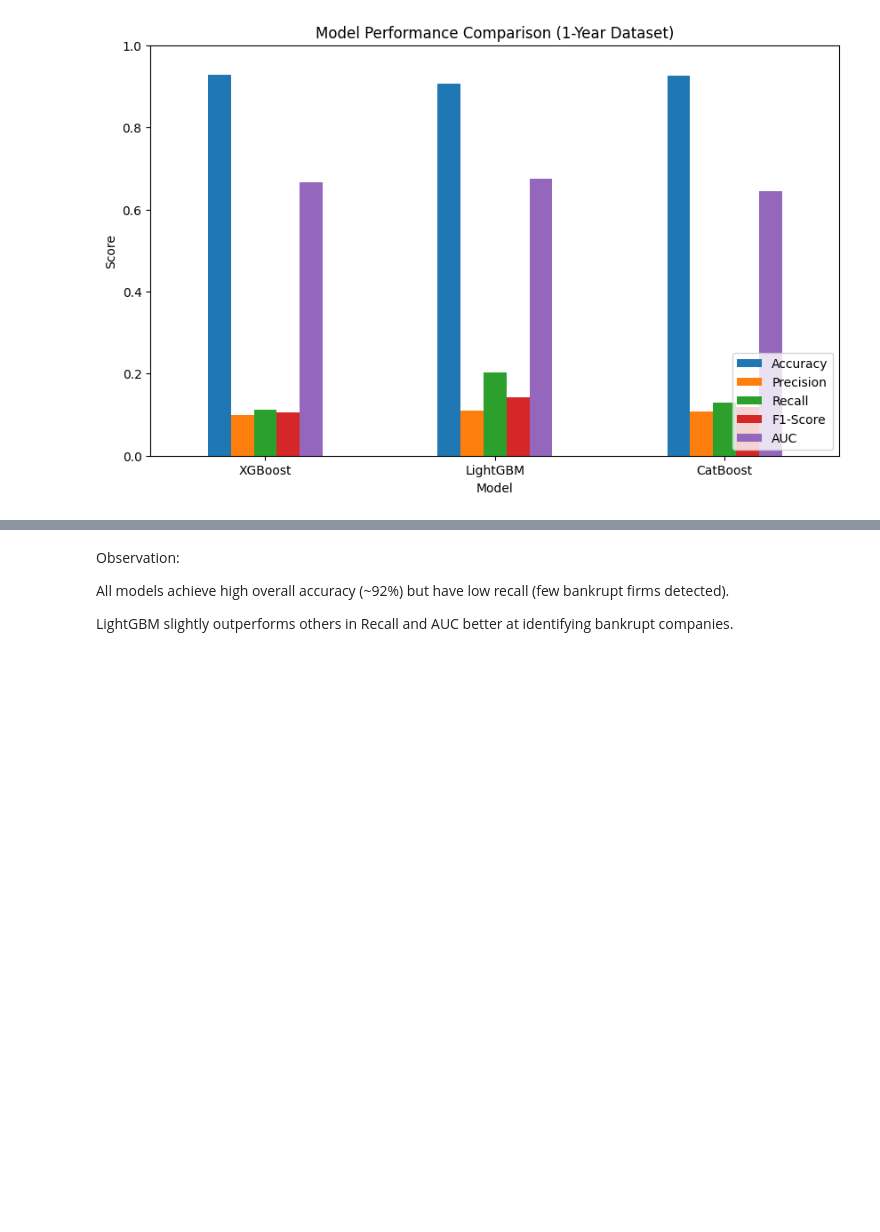
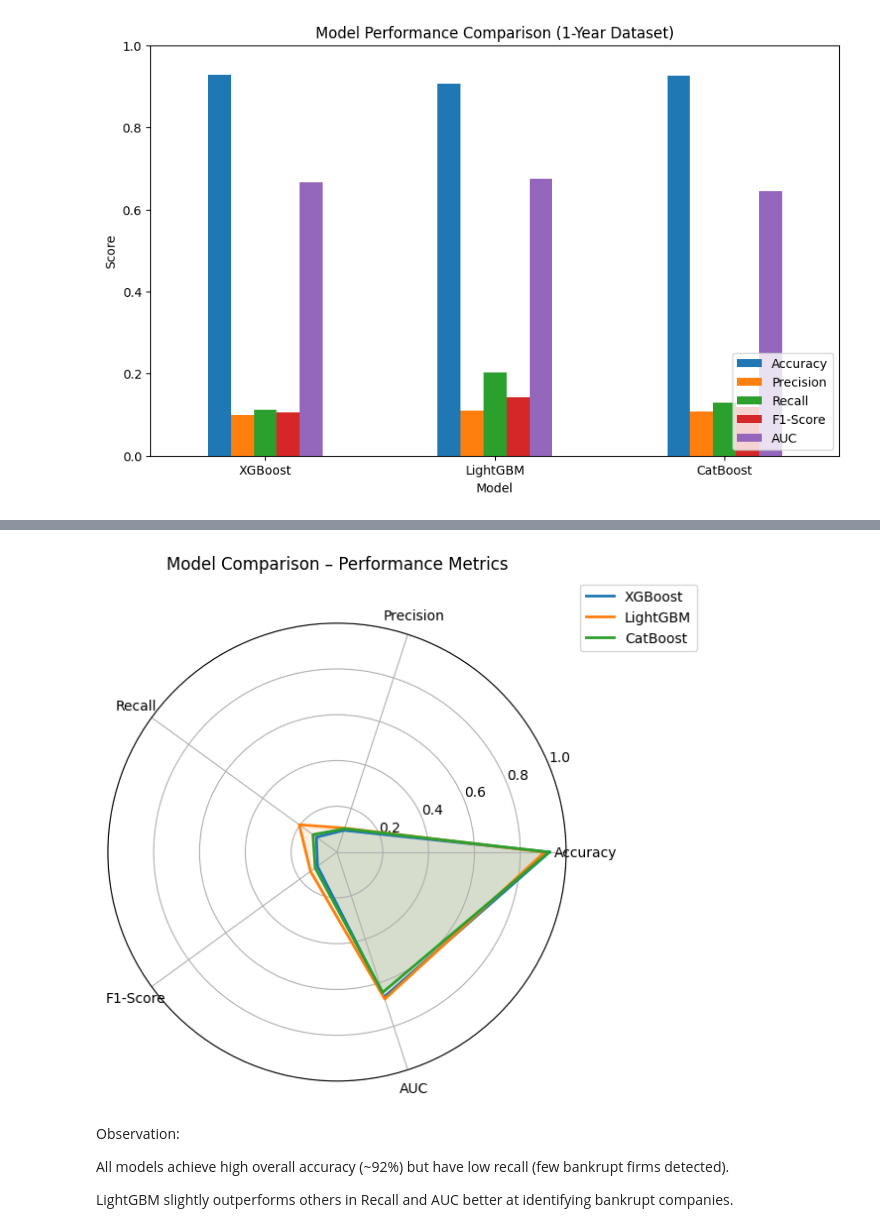
Before and after one commit to Sai-Vara-Prasad-Lekkalapudi/major-project, a Jupyter notebook: Major_project_EDA.ipynb, the cells around one changed output, grey strips where cells are left out. Drawn from its saved outputs; the diff is of its cells as text; code cells hidden in the pictures; blank space fills up the shorter version.

```diff
--- a/Major_project_EDA.ipynb
+++ b/Major_project_EDA.ipynb
@@ -892,3 +911,34 @@ Model Performance Comparison:
+# %%
+import numpy as np
+import matplotlib.pyplot as plt
+
+# Prepare data
+labels = list(results_df.columns[1:])
+num_vars = len(labels)
+
+# Compute angle for each metric
+angles = np.linspace(0, 2 * np.pi, num_vars, endpoint=False).tolist()
+
+# Close the radar
+angles += angles[:1]
+
+# Plot
+fig, ax = plt.subplots(figsize=(6, 6), subplot_kw=dict(polar=True))
+
+for i, row in results_df.iterrows():
+    values = row[1:].tolist()
+    values += values[:1]
+    ax.plot(angles, values, label=row['Model'], linewidth=2)
+    ax.fill(angles, values, alpha=0.1)
+
+ax.set_yticks([0.2, 0.4, 0.6, 0.8, 1.0])
+ax.set_xticks(angles[:-1])
+ax.set_xticklabels(labels)
+plt.title("Model Comparison – Performance Metrics", y=1.1)
+plt.legend(loc='upper right', bbox_to_anchor=(1.3, 1.1))
+plt.show()
+# %% [output]
+[figure, added]
 # %% [markdown]
 Observation:
 
```
Also changed, not shown: parts of 1 cell of this notebook.
